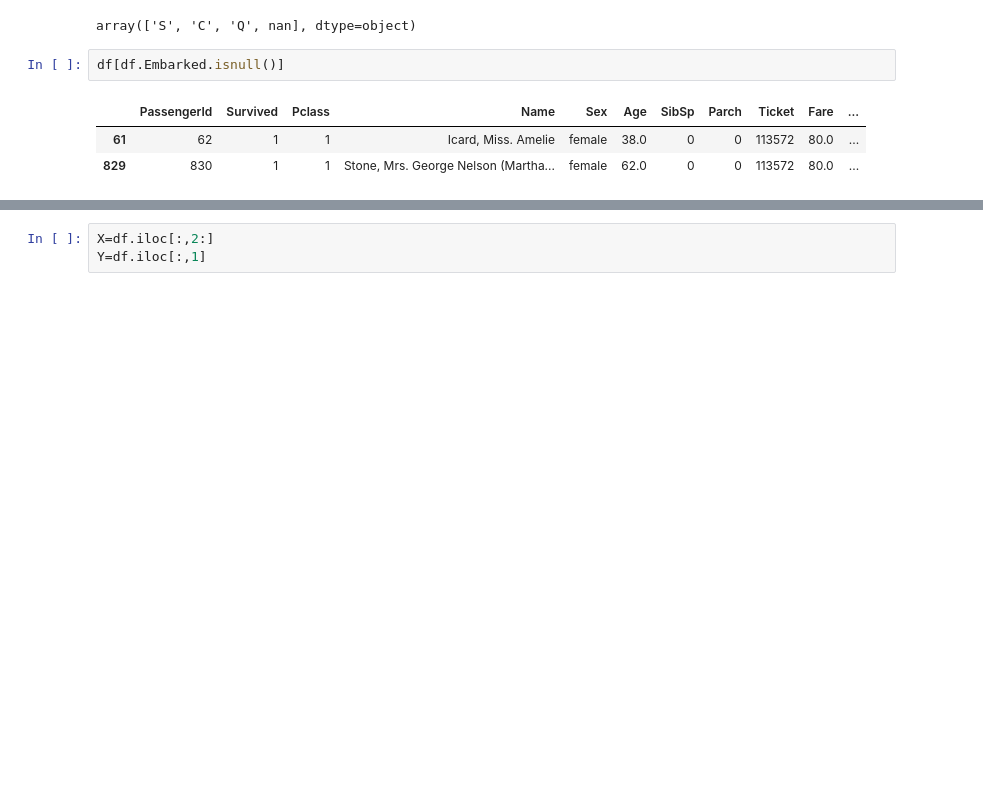
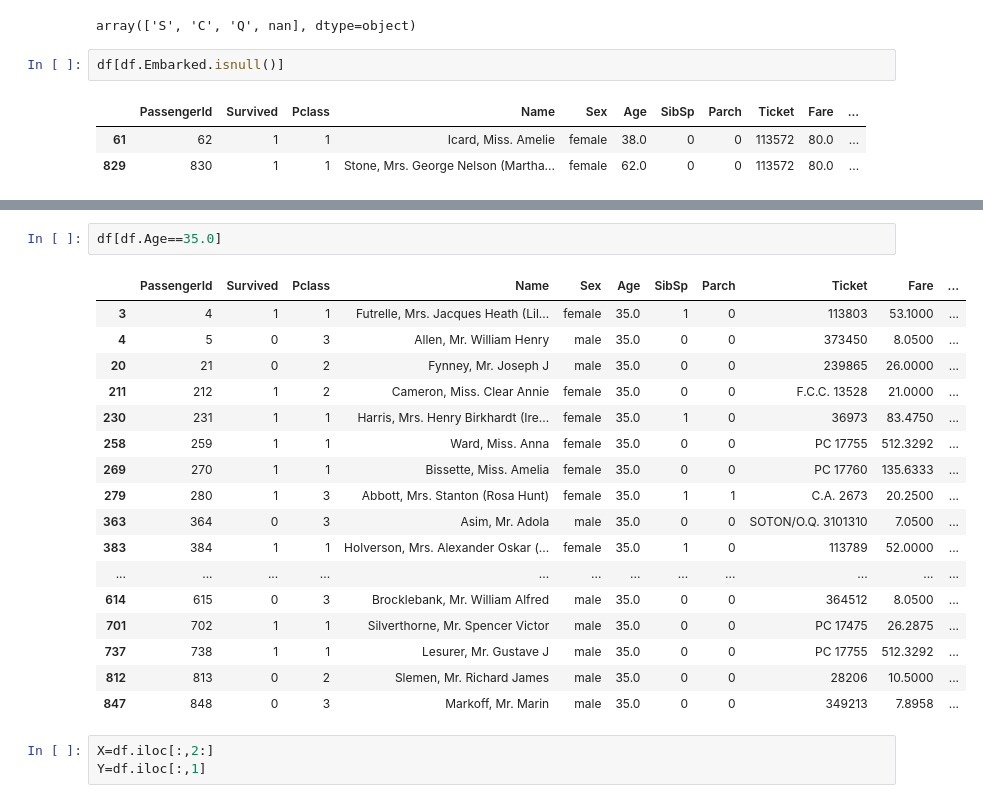
Before and after one commit to sujataprasad01/ML-Logistic-Regression-Titanic-Survival-Dataset-, a Jupyter notebook: Logistic_Regression_(Titanic_Survival_Dataset).ipynb, the cells around one changed output, grey strips where cells are left out. Drawn from its saved outputs; the diff is of its cells as text; blank space fills up the shorter version.

```diff
--- a/Logistic_Regression_(Titanic_Survival_Dataset).ipynb
+++ b/Logistic_Regression_(Titanic_Survival_Dataset).ipynb
@@ -126,3 +349,23 @@ df[df.Embarked.isnull()]
+# %%
+df[df.Age==35.0]
+# %% [output]
+|  | PassengerId | Survived | Pclass | Name | Sex | Age | SibSp | Parch | Ticket | Fare | ... |
+| 3 | 4 | 1 | 1 | Futrelle, Mrs. Jacques Heath (Lil... | female | 35.0 | 1 | 0 | 113803 | 53.1000 | ... |
+| 4 | 5 | 0 | 3 | Allen, Mr. William Henry | male | 35.0 | 0 | 0 | 373450 | 8.0500 | ... |
+| 20 | 21 | 0 | 2 | Fynney, Mr. Joseph J | male | 35.0 | 0 | 0 | 239865 | 26.0000 | ... |
+| 211 | 212 | 1 | 2 | Cameron, Miss. Clear Annie | female | 35.0 | 0 | 0 | F.C.C. 13528 | 21.0000 | ... |
+| 230 | 231 | 1 | 1 | Harris, Mrs. Henry Birkhardt (Ire... | female | 35.0 | 1 | 0 | 36973 | 83.4750 | ... |
+| 258 | 259 | 1 | 1 | Ward, Miss. Anna | female | 35.0 | 0 | 0 | PC 17755 | 512.3292 | ... |
+| 269 | 270 | 1 | 1 | Bissette, Miss. Amelia | female | 35.0 | 0 | 0 | PC 17760 | 135.6333 | ... |
+| 279 | 280 | 1 | 3 | Abbott, Mrs. Stanton (Rosa Hunt) | female | 35.0 | 1 | 1 | C.A. 2673 | 20.2500 | ... |
+| 363 | 364 | 0 | 3 | Asim, Mr. Adola | male | 35.0 | 0 | 0 | SOTON/O.Q. 3101310 | 7.0500 | ... |
+| 383 | 384 | 1 | 1 | Holverson, Mrs. Alexander Oskar (... | female | 35.0 | 1 | 0 | 113789 | 52.0000 | ... |
+| ... | ... | ... | ... | ... | ... | ... | ... | ... | ... | ... | ... |
+| 614 | 615 | 0 | 3 | Brocklebank, Mr. William Alfred | male | 35.0 | 0 | 0 | 364512 | 8.0500 | ... |
+| 701 | 702 | 1 | 1 | Silverthorne, Mr. Spencer Victor | male | 35.0 | 0 | 0 | PC 17475 | 26.2875 | ... |
+| 737 | 738 | 1 | 1 | Lesurer, Mr. Gustave J | male | 35.0 | 0 | 0 | PC 17755 | 512.3292 | ... |
+| 812 | 813 | 0 | 2 | Slemen, Mr. Richard James | male | 35.0 | 0 | 0 | 28206 | 10.5000 | ... |
+| 847 | 848 | 0 | 3 | Markoff, Mr. Marin | male | 35.0 | 0 | 0 | 349213 | 7.8958 | ... |
 # %%
 X=df.iloc[:,2:]
 Y=df.iloc[:,1]
```
Also changed, not shown: parts of 23 cells of this notebook.
